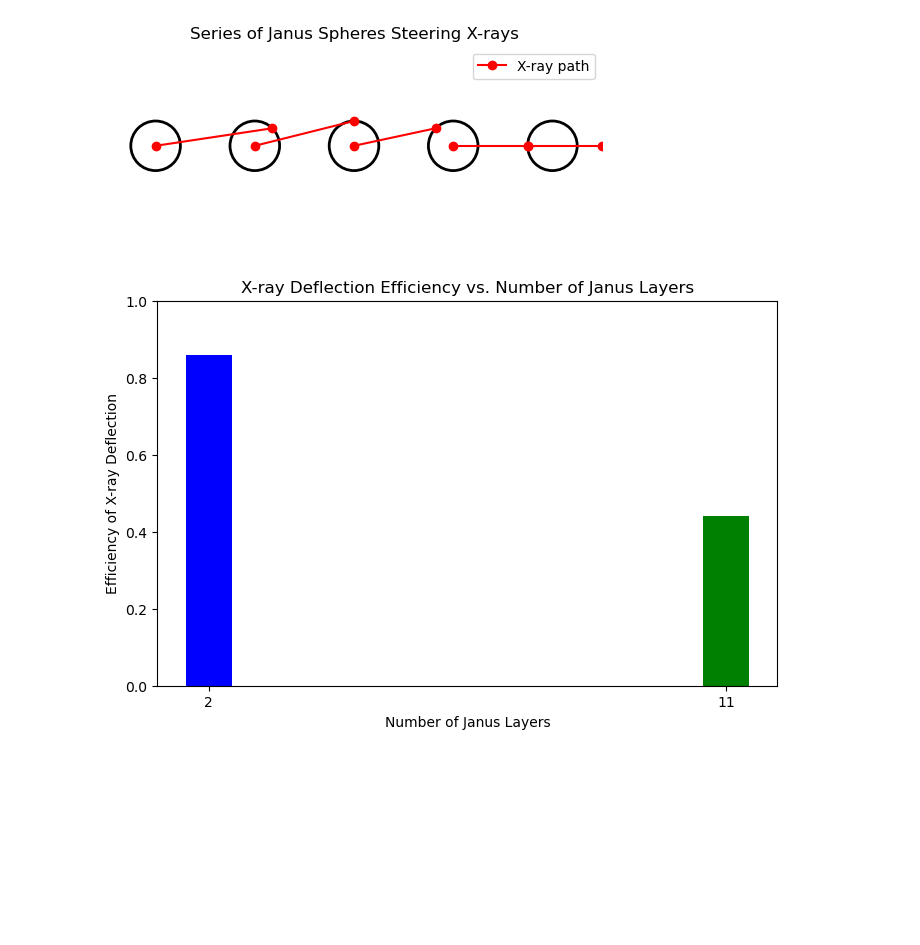
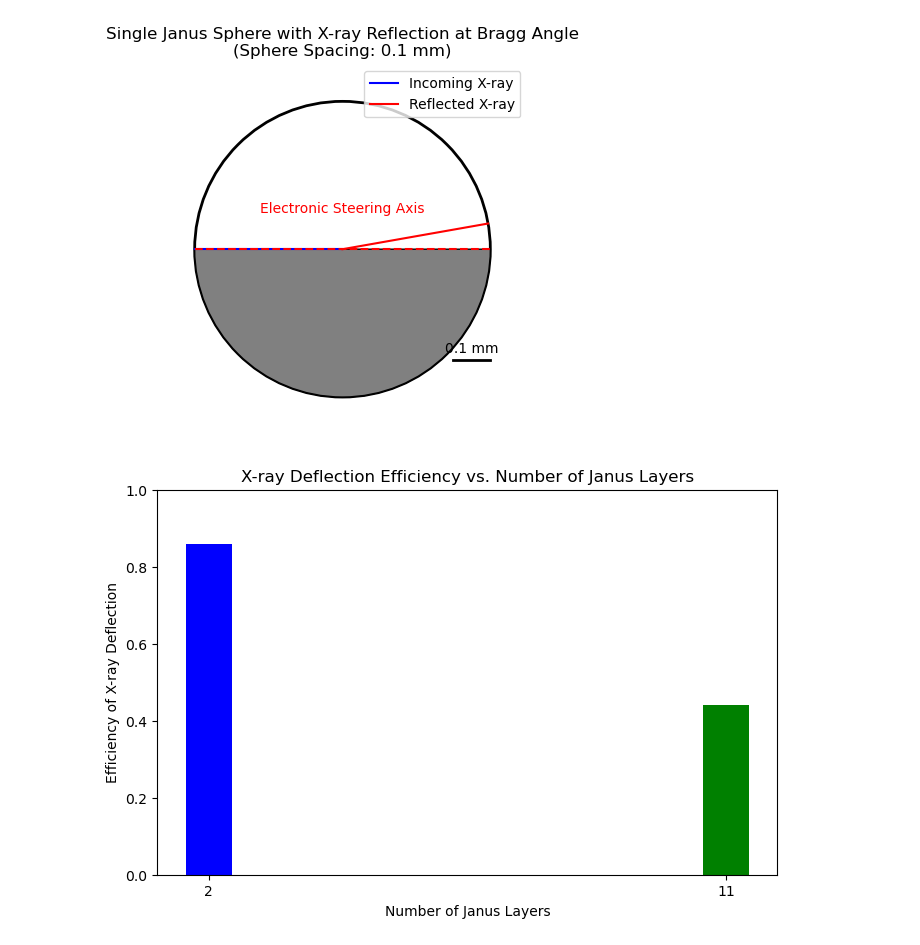
Before and after one commit to HussainAther/CTforBreast, a Jupyter notebook: figures.ipynb, the cells around one changed output. Cells and saved outputs as stored; diff of their text form; code cells hidden in the pictures; blank space fills up the shorter version.

```diff
--- a/figures.ipynb
+++ b/figures.ipynb
@@ -96,48 +87,61 @@ draw_janus_sphere()
 # %%
+import matplotlib.pyplot as plt
+import matplotlib.patches as patches
 import numpy as np
 
 """
-Figure 3: Series of Janus Spheres Steering X-rays
+Figure 4: Single Janus Sphere with X-ray Reflection at Bragg Angle
 
-This script generates a diagram showing a series of Janus spheres steering x-rays across multiple spheres
-to efficiently reach a target area. This figure is designed to visually demonstrate the concept of x-ray
-path manipulation using dynamically orientable Janus spheres, as discussed in the corresponding book chapter
-on advanced medical imaging technologies.
+This figure illustrates a single Janus sphere with an x-ray bouncing off the middle of the flat mirror
+between the hemispheres at the Bragg angle. The Janus sphere has dual-faced properties: one side is reflective,
+and the other is absorptive. The x-ray interaction is shown with precise details, including the scale bar indicating
+the spacing of Janus spheres and detector pixels, both set at 0.1 mm. This figure is designed to visually demonstrate
+the concept of x-ray path manipulation using Janus spheres, as discussed in the chapter on advanced medical imaging technologies.
 
 Author: Syed Hussain Ather
 Date:  5/29/2024
 """
 
+def draw_single_janus_sphere():
+    fig, ax = plt.subplots()
+    # Drawing the sphere
+    sphere_radius = 0.4
+    circle = patches.Circle((0.5, 0.5), sphere_radius, edgecolor='black', facecolor='none', linewidth=2)
+    ax.add_patch(circle)
 
-def draw_series_of_janus_spheres():
-    fig, ax = plt.subplots()
-    positions = np.linspace(0.1, 0.9, 5)
-    angles = [0, 45, 90, 135, 180]  # Example angles for illustration
+    # Highlighting the dual-faced nature
+    half_circle = patches.Wedge(center=(0.5, 0.5), r=sphere_radius, theta1=180, theta2=360, edgecolor='black', facecolor='grey')
+    ax.add_patch(half_circle)
 
-    x_positions = np.cos(np.radians(angles)) * 0.05 + positions
-    y_positions = np.sin(np.radians(angles)) * 0.05 + 0.5
+    # X-ray incoming path
+    x_ray_incoming = np.array([[0.1, 0.5], [0.5, 0.5]])
+    ax.plot(x_ray_incoming[:, 0], x_ray_incoming[:, 1], 'b-', label='Incoming X-ray')
 
-    # Draw spheres and rays
-    for i, pos in enumerate(positions):
-        circle = patches.Circle((pos, 0.5), 0.05, edgecolor='black', facecolor='none', linewidth=2)
-        ax.add_patch(circle)
-        if i > 0:
-            ax.plot([positions[i-1], x_positions[i]], [0.5, y_positions[i]], 'r-o')
+    # X-ray reflected path at Bragg angle
+    bragg_angle = 10  # example Bragg angle in degrees
+    x_ray_reflected = np.array([[0.5, 0.5], [0.5 + sphere_radius * np.cos(np.radians(bragg_angle)), 0.5 + sphere_radius * np.sin(np.radians(bragg_angle))]])
+    ax.plot(x_ray_reflected[:, 0], x_ray_reflected[:, 1], 'r-', label='Reflected X-ray')
 
-    # Add last part of the ray to the target
-    ax.plot([x_positions[-1], 1], [y_positions[-1], 0.5], 'r-o', label='X-ray path')
+    # Adding mechanism for electronic steering
+    ax.plot([0.1, 0.9], [0.5, 0.5], color='red', linestyle='--')
+    ax.text(0.5, 0.6, 'Electronic Steering Axis', color='red', ha='center')
+
+    # Adding a scale bar
+    scalebar_length = 0.1  # length for the scale bar in mm
+    ax.plot([0.8, 0.8 + scalebar_length], [0.2, 0.2], color='black', lw=2)
+    ax.text(0.8 + scalebar_length / 2, 0.22, '0.1 mm', ha='center')
 
     ax.set_aspect('equal', 'box')
     ax.set_xlim(0, 1)
-    ax.set_ylim(0.3, 0.7)
+    ax.set_ylim(0, 1)
     ax.axis('off')
-    plt.title('Series of Janus Spheres Steering X-rays')
+    plt.title('Single Janus Sphere with X-ray Reflection at Bragg Angle\n(Sphere Spacing: 0.1 mm)')
     plt.legend()
     plt.show()
 
-draw_series_of_janus_spheres()
+draw_single_janus_sphere()
 # %% [output]
-[figure, old version]
+[figure, new version]
 # %%
 import matplotlib.pyplot as plt
 
```
Also changed, not shown: parts of 3 cells of this notebook, 1 other file.
